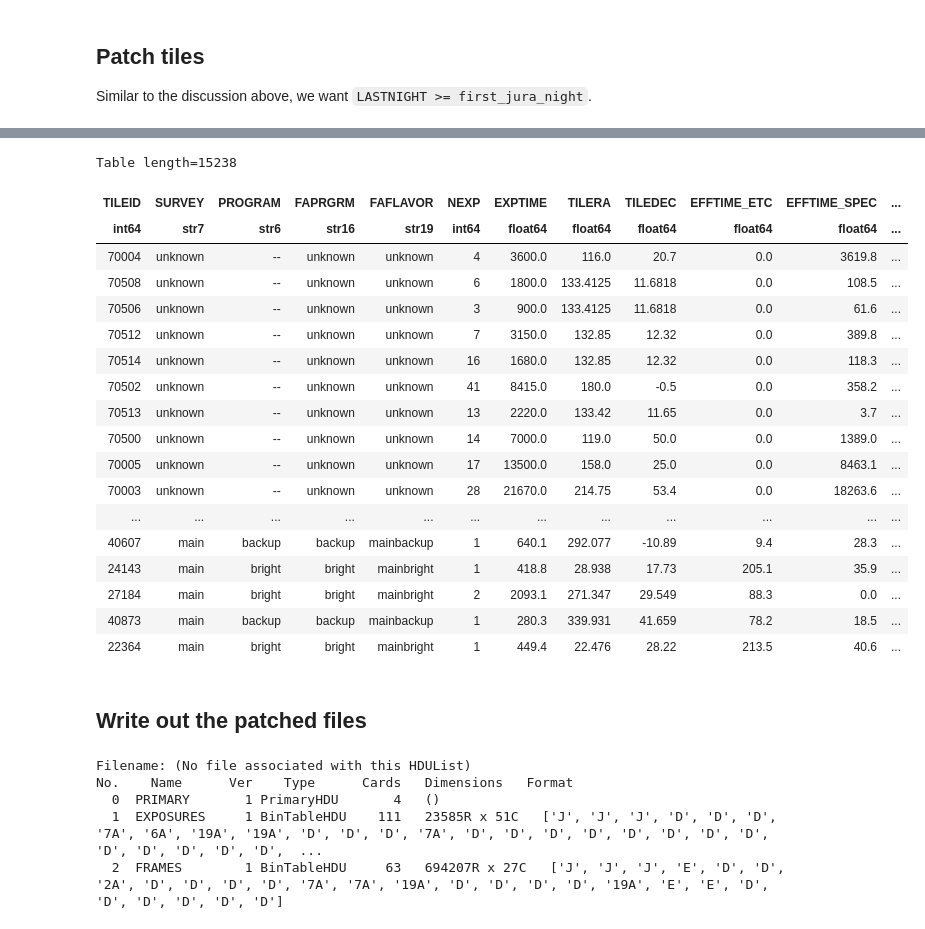
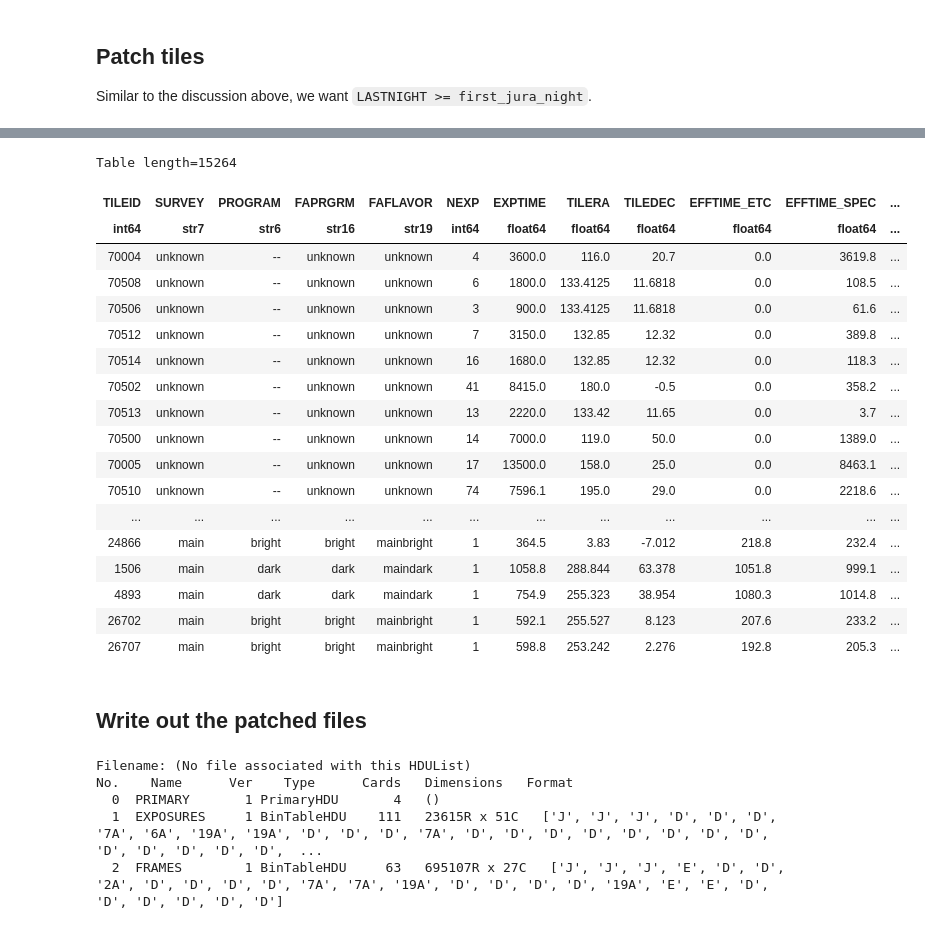
Before and after one commit to desihub/specprod-db, a Jupyter notebook: doc/nb/TestPatchDailyWithJura.ipynb, the cells around one changed output, grey strips where cells are left out. Drawn from its saved outputs; the diff is of its cells as text; code cells hidden in the pictures.

```diff
--- a/doc/nb/TestPatchDailyWithJura.ipynb
+++ b/doc/nb/TestPatchDailyWithJura.ipynb
@@ -148,9 +128,10 @@ jura_exposures_index = j[(~j['JURA_INDEX'].mask) & (~j['DAILY_INDEX'].mask)& (j[
 # %%
 daily_exposures_patched = daily_exposures.copy()
 # for column in jura_exposures.colnames:
-for column in ('NIGHT', 'EXPID', 'TILEID', 'TILERA', 'TILEDEC', 'MJD', 'SURVEY', 'PROGRAM', 'FAPRGRM', 'FAFLAVOR', 'EXPTIME', 'GOALTIME', 'GOALTYPE', 'MINTFRAC', 'AIRMASS', 'EBV', 'SEEING_ETC', 'EFFTIME_ETC',
-               'TRANSPARENCY_GFA', 'SEEING_GFA', 'FIBER_FRACFLUX_GFA', 'FIBER_FRACFLUX_ELG_GFA', 'FIBER_FRACFLUX_BGS_GFA', 'FIBERFAC_GFA', 'FIBERFAC_ELG_GFA', 'FIBERFAC_BGS_GFA', 'AIRMASS_GFA', 'SKY_MAG_AB_GFA',
-               'EFFTIME_GFA', 'EFFTIME_DARK_GFA', 'EFFTIME_BRIGHT_GFA', 'EFFTIME_BACKUP_GFA'):
+# for column in ('NIGHT', 'EXPID', 'TILEID', 'TILERA', 'TILEDEC', 'MJD', 'SURVEY', 'PROGRAM', 'FAPRGRM', 'FAFLAVOR', 'EXPTIME', 'GOALTIME', 'GOALTYPE', 'MINTFRAC', 'AIRMASS', 'EBV', 'SEEING_ETC', 'EFFTIME_ETC',
+#                'TRANSPARENCY_GFA', 'SEEING_GFA', 'FIBER_FRACFLUX_GFA', 'FIBER_FRACFLUX_ELG_GFA', 'FIBER_FRACFLUX_BGS_GFA', 'FIBERFAC_GFA', 'FIBERFAC_ELG_GFA', 'FIBERFAC_BGS_GFA', 'AIRMASS_GFA', 'SKY_MAG_AB_GFA',
+#                'EFFTIME_GFA', 'EFFTIME_DARK_GFA', 'EFFTIME_BRIGHT_GFA', 'EFFTIME_BACKUP_GFA'):
+for column in ('MJD', 'GOALTYPE'):
     daily_exposures_patched[column][daily_exposures_index] = jura_exposures[column][jura_exposures_index]
 daily_exposures_patched
 # %% [output]
@@ -220,29 +201,30 @@ jura_tiles_index = j[(~j['JURA_INDEX'].mask) & (j['LASTNIGHT'] >= first_jura_nig
 # %%
 daily_tiles_patched = daily_tiles.copy()
 # for column in jura_tiles.colnames:
-for column in ('TILEID', 'SURVEY', 'PROGRAM', 'FAPRGRM', 'FAFLAVOR', 'TILERA', 'TILEDEC', 'EFFTIME_ETC', 'EFFTIME_GFA', 'GOALTIME', 'GOALTYPE', 'MINTFRAC'):
+# for column in ('TILEID', 'SURVEY', 'PROGRAM', 'FAPRGRM', 'FAFLAVOR', 'TILERA', 'TILEDEC', 'EFFTIME_ETC', 'EFFTIME_GFA', 'GOALTIME', 'GOALTYPE', 'MINTFRAC'):
+for column in ('PROGRAM', 'GOALTYPE'):
     daily_tiles_patched[column][daily_tiles_index] = jura_tiles[column][jura_tiles_index]
 daily_tiles_patched
 # %% [output]
-Table length=15238
+Table length=15264
 | TILEID | SURVEY | PROGRAM | FAPRGRM | FAFLAVOR | NEXP | EXPTIME | TILERA | TILEDEC | EFFTIME_ETC | EFFTIME_SPEC | ... |
 | int64 | str7 | str6 | str16 | str19 | int64 | float64 | float64 | float64 | float64 | float64 | ... |
 | 70004 | unknown | -- | unknown | unknown | 4 | 3600.0 | 116.0 | 20.7 | 0.0 | 3619.8 | ... |
 | 70508 | unknown | -- | unknown | unknown | 6 | 1800.0 | 133.4125 | 11.6818 | 0.0 | 108.5 | ... |
 | 70506 | unknown | -- | unknown | unknown | 3 | 900.0 | 133.4125 | 11.6818 | 0.0 | 61.6 | ... |
 | 70512 | unknown | -- | unknown | unknown | 7 | 3150.0 | 132.85 | 12.32 | 0.0 | 389.8 | ... |
 | 70514 | unknown | -- | unknown | unknown | 16 | 1680.0 | 132.85 | 12.32 | 0.0 | 118.3 | ... |
 | 70502 | unknown | -- | unknown | unknown | 41 | 8415.0 | 180.0 | -0.5 | 0.0 | 358.2 | ... |
 | 70513 | unknown | -- | unknown | unknown | 13 | 2220.0 | 133.42 | 11.65 | 0.0 | 3.7 | ... |
 | 70500 | unknown | -- | unknown | unknown | 14 | 7000.0 | 119.0 | 50.0 | 0.0 | 1389.0 | ... |
 | 70005 | unknown | -- | unknown | unknown | 17 | 13500.0 | 158.0 | 25.0 | 0.0 | 8463.1 | ... |
-| 70003 | unknown | -- | unknown | unknown | 28 | 21670.0 | 214.75 | 53.4 | 0.0 | 18263.6 | ... |
+| 70510 | unknown | -- | unknown | unknown | 74 | 7596.1 | 195.0 | 29.0 | 0.0 | 2218.6 | ... |
 | ... | ... | ... | ... | ... | ... | ... | ... | ... | ... | ... | ... |
-| 40607 | main | backup | backup | mainbackup | 1 | 640.1 | 292.077 | -10.89 | 9.4 | 28.3 | ... |
-| 24143 | main | bright | bright | mainbright | 1 | 418.8 | 28.938 | 17.73 | 205.1 | 35.9 | ... |
-| 27184 | main | bright | bright | mainbright | 2 | 2093.1 | 271.347 | 29.549 | 88.3 | 0.0 | ... |
-| 40873 | main | backup | backup | mainbackup | 1 | 280.3 | 339.931 | 41.659 | 78.2 | 18.5 | ... |
-| 22364 | main | bright | bright | mainbright | 1 | 449.4 | 22.476 | 28.22 | 213.5 | 40.6 | ... |
+| 24866 | main | bright | bright | mainbright | 1 | 364.5 | 3.83 | -7.012 | 218.8 | 232.4 | ... |
+| 1506 | main | dark | dark | maindark | 1 | 1058.8 | 288.844 | 63.378 | 1051.8 | 999.1 | ... |
+| 4893 | main | dark | dark | maindark | 1 | 754.9 | 255.323 | 38.954 | 1080.3 | 1014.8 | ... |
+| 26702 | main | bright | bright | mainbright | 1 | 592.1 | 255.527 | 8.123 | 207.6 | 233.2 | ... |
+| 26707 | main | bright | bright | mainbright | 1 | 598.8 | 253.242 | 2.276 | 192.8 | 205.3 | ... |
 # %% [markdown]
 ## Write out the patched files
 # %%
@@ -257,6 +239,6 @@ daily_exposures_fits.info()
 Filename: (No file associated with this HDUList)
 No.    Name      Ver    Type      Cards   Dimensions   Format
   0  PRIMARY       1 PrimaryHDU       4   ()
-  1  EXPOSURES     1 BinTableHDU    111   23585R x 51C   ['J', 'J', 'J', 'D', 'D', 'D', '7A', '6A', '19A', '19A', 'D', 'D', 'D', '7A', 'D', 'D', 'D', 'D', 'D', 'D', 'D', 'D', 'D', 'D', 'D', 'D', 'D',  ...
-  2  FRAMES        1 BinTableHDU     63   694207R x 27C   ['J', 'J', 'J', 'E', 'D', 'D', '2A', 'D', 'D', 'D', 'D', '7A', '7A', '19A', 'D', 'D', 'D', 'D', '19A', 'E', 'E', 'D', 'D', 'D', 'D', 'D', 'D']
+  1  EXPOSURES     1 BinTableHDU    111   23615R x 51C   ['J', 'J', 'J', 'D', 'D', 'D', '7A', '6A', '19A', '19A', 'D', 'D', 'D', '7A', 'D', 'D', 'D', 'D', 'D', 'D', 'D', 'D', 'D', 'D', 'D', 'D', 'D',  ...
+  2  FRAMES        1 BinTableHDU     63   695107R x 27C   ['J', 'J', 'J', 'E', 'D', 'D', '2A', 'D', 'D', 'D', 'D', '7A', '7A', '19A', 'D', 'D', 'D', 'D', '19A', 'E', 'E', 'D', 'D', 'D', 'D', 'D', 'D']
 # %%
```
Also changed, not shown: parts of 7 cells of this notebook, 1 other file.
